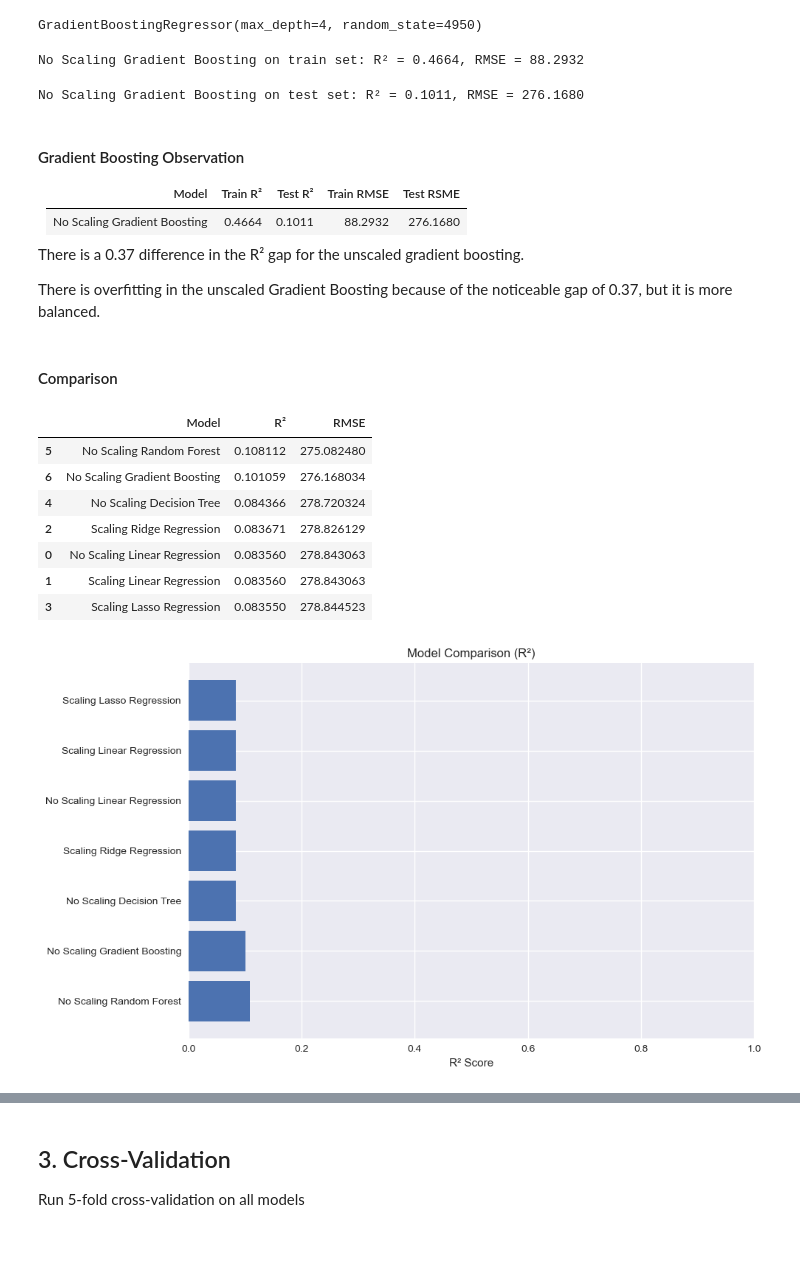
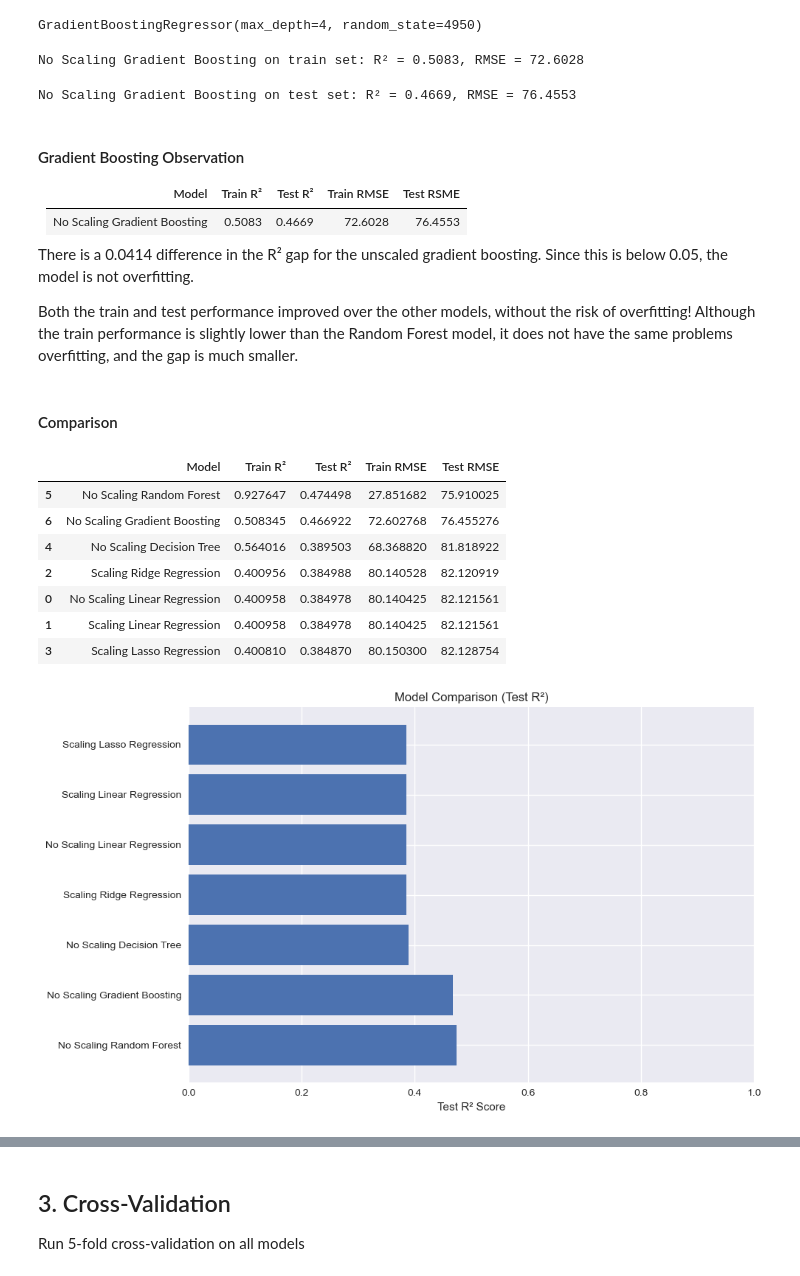
Before and after one commit to MTSU-DATA4950-Capstone-Spring2026/Team7-R1_AirbnbPricing, a Jupyter notebook: notebooks/Team07_04_modeling.ipynb, the cells around one changed output, grey strips where cells are left out. Drawn from its saved outputs; the diff is of its cells as text; code cells hidden in the pictures; blank space fills up the shorter version.

Commit message:
Updated notebook 2, 3, 4
Updated the preprocessing, feature engineering, and modeling notebooks using the corrected test/train data.

```diff
--- a/notebooks/Team07_04_modeling.ipynb
+++ b/notebooks/Team07_04_modeling.ipynb
@@ -504,68 +467,68 @@ from sklearn.ensemble import GradientBoostingRegressor
 
 gb = GradientBoostingRegressor(n_estimators=100, max_depth=4,
                                learning_rate=0.1, random_state=4950)
-gb.fit(X_train, y_train_capped)
+gb.fit(X_train, y_train)
 # %% [output]
 GradientBoostingRegressor(max_depth=4, random_state=4950)
 # %%
 # gradient boosting - train metrics
 y_train_pred_gb = gb.predict(X_train)
-r2_train_gb = r2_score(y_train_capped, y_train_pred_gb)
-rmse_train_gb = np.sqrt(mean_squared_error(y_train_capped, y_train_pred_gb))
+r2_train_gb = r2_score(y_train, y_train_pred_gb)
+rmse_train_gb = np.sqrt(mean_squared_error(y_train, y_train_pred_gb))
 
 print(f'No Scaling Gradient Boosting on train set: R² = {r2_train_gb:.4f}, RMSE = {rmse_train_gb:.4f}')
 # %% [output]
-No Scaling Gradient Boosting on train set: R² = 0.4664, RMSE = 88.2932
+No Scaling Gradient Boosting on train set: R² = 0.5083, RMSE = 72.6028
 # %%
 # gradient boosting - test metric
 y_pred_gb = gb.predict(X_test)
 r2_gb = r2_score(y_test, y_pred_gb)
 rmse_gb = np.sqrt(mean_squared_error(y_test, y_pred_gb))
 
-results.append({'Model': 'No Scaling Gradient Boosting', 'R²': r2_gb, 'RMSE': rmse_gb})
+results.append({'Model': 'No Scaling Gradient Boosting', 'Train R²': r2_train_gb, 'Test R²': r2_gb,
+                'Train RMSE': rmse_train_gb, 'Test RMSE': rmse_gb})
 
 print(f'No Scaling Gradient Boosting on test set: R² = {r2_gb:.4f}, RMSE = {rmse_gb:.4f}')
 # %% [output]
-No Scaling Gradient Boosting on test set: R² = 0.1011, RMSE = 276.1680
+No Scaling Gradient Boosting on test set: R² = 0.4669, RMSE = 76.4553
 # %% [markdown]
 #### Gradient Boosting Observation
 
 | Model | Train R² | Test  R² |  Train RMSE | Test RSME |
 | -------- | -------- | -------- | -------- | -------- |
-| No Scaling Gradient Boosting | 0.4664 | 0.1011 | 88.2932 | 276.1680 |
+| No Scaling Gradient Boosting | 0.5083 | 0.4669 | 72.6028 | 76.4553 |
 
+There is a 0.0414 difference in the R² gap for the unscaled gradient boosting. Since this is below 0.05, the model is not overfitting.
 
-There is a 0.37 difference in the R² gap for the unscaled gradient boosting.
-
-There is overfitting in the unscaled Gradient Boosting because of the noticeable gap of 0.37, but it is more balanced.
+Both the train and test performance improved over the other models, without the risk of overfitting! Although the train performance is slightly lower than the Random Forest model, it does not have the same problems overfitting, and the gap is much smaller.
 # %% [markdown]
 #### Comparison
 # %%
 # create comparison table
 results_df = pd.DataFrame(results)
-results_df = results_df.sort_values('R²',ascending=False)
+results_df = results_df.sort_values('Test R²',ascending=False)
 
 results_df
 # %% [output]
-|  | Model | R² | RMSE |
-| 5 | No Scaling Random Forest | 0.108112 | 275.082480 |
-| 6 | No Scaling Gradient Boosting | 0.101059 | 276.168034 |
-| 4 | No Scaling Decision Tree | 0.084366 | 278.720324 |
-| 2 | Scaling Ridge Regression | 0.083671 | 278.826129 |
-| 0 | No Scaling Linear Regression | 0.083560 | 278.843063 |
-| 1 | Scaling Linear Regression | 0.083560 | 278.843063 |
-| 3 | Scaling Lasso Regression | 0.083550 | 278.844523 |
+|  | Model | Train R² | Test R² | Train RMSE | Test RMSE |
+| 5 | No Scaling Random Forest | 0.927647 | 0.474498 | 27.851682 | 75.910025 |
+| 6 | No Scaling Gradient Boosting | 0.508345 | 0.466922 | 72.602768 | 76.455276 |
+| 4 | No Scaling Decision Tree | 0.564016 | 0.389503 | 68.368820 | 81.818922 |
+| 2 | Scaling Ridge Regression | 0.400956 | 0.384988 | 80.140528 | 82.120919 |
+| 0 | No Scaling Linear Regression | 0.400958 | 0.384978 | 80.140425 | 82.121561 |
+| 1 | Scaling Linear Regression | 0.400958 | 0.384978 | 80.140425 | 82.121561 |
+| 3 | Scaling Lasso Regression | 0.400810 | 0.384870 | 80.150300 | 82.128754 |
 # %%
 # barplot of model comparison by Test R²
 fig, ax = plt.subplots(figsize=(10, 6))
 
-bars = ax.barh(results_df['Model'], results_df['R²'])
+bars = ax.barh(results_df['Model'], results_df['Test R²'])
 
-ax.set_xlabel('R² Score')
-ax.set_title('Model Comparison (R²)')
+ax.set_xlabel('Test R² Score')
+ax.set_title('Model Comparison (Test R²)')
 ax.set_xlim(0, 1)
 
 plt.tight_layout()
 plt.show()
 # %% [output]
-[figure, old version]
+[figure, new version]
```
Also changed, not shown: parts of 74 cells of this notebook, 15 other files.
